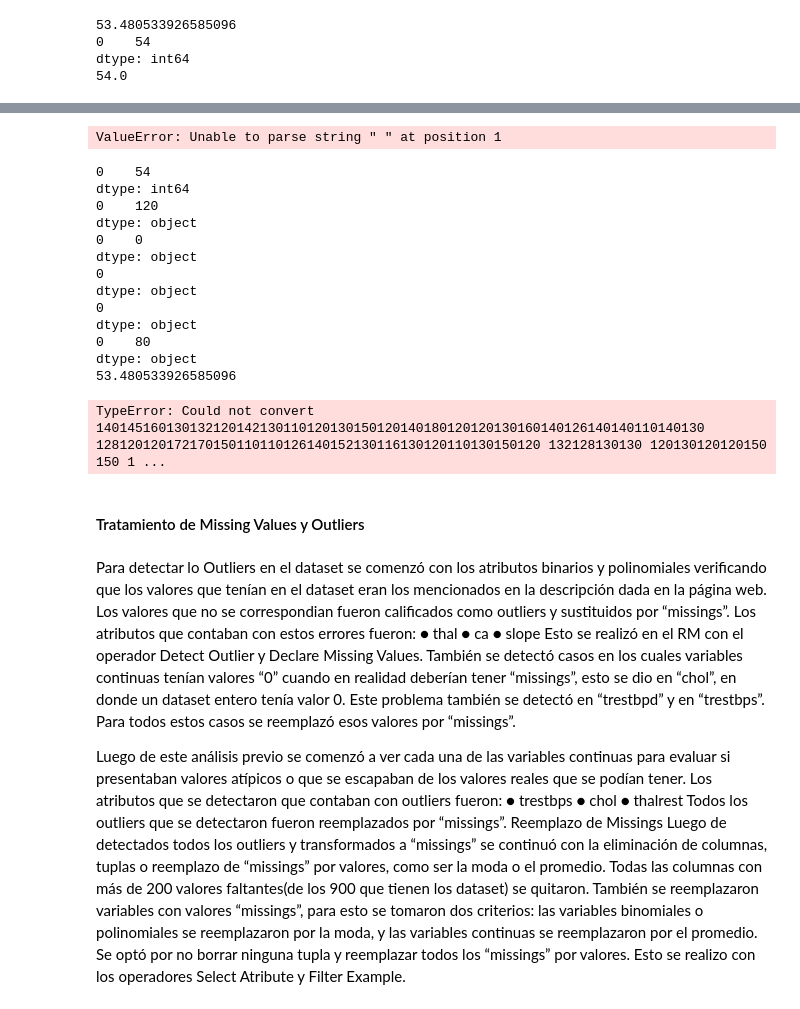
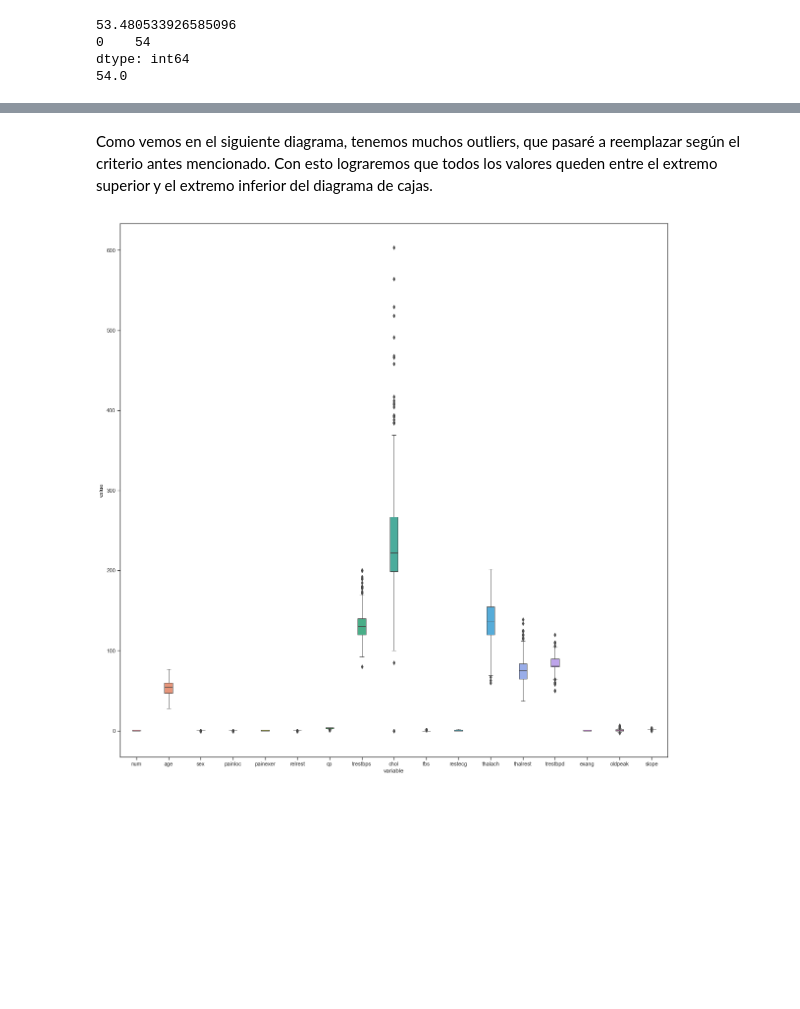
Before and after one commit to martinroset/Machine_Learning--2018, a Jupyter notebook: Jupyter_Notebook/Proyecto_Final.ipynb, the cells around one changed output, grey strips where cells are left out. Saved outputs shown, nothing was run; the diff lists cells and outputs as text; code cells hidden in the pictures; blank space fills up the shorter version.

```diff
--- a/Jupyter_Notebook/Proyecto_Final.ipynb
+++ b/Jupyter_Notebook/Proyecto_Final.ipynb
@@ -212,9 +262,10 @@ Index(['age', 'sex', 'painloc', 'painexer', 'relrest', 'cp', 'trestbps',
 # %% [markdown]
 En este paso vamos a cambiar todos los missing values de atributos continuos por el valor promedio, y para los atributos discretos vamos a reemplazarlos por la moda. Esto hace que no afecte tanto la distribución de los datos en las columnas con missing values.
 # %%
-print(unDataFrame["age"].mean())
-print(unDataFrame["age"].mode())
-print(unDataFrame["age"].median())
+unDatSet = pd.read_csv("HeartDiseasesUCI_conC..csv")
+print(unDataSet["age"].mean())
+print(unDataSet["age"].mode())
+print(unDataSet["age"].median())
 # %% [output]
 53.480533926585096
 0    54
@@ -281,54 +370,16 @@ memory usage: 154.6+ KB
-# %%
-pd.to_numeric(unDataFrame["painloc"], downcast='float')
-unDataFrame.info()
-# %% [output]
-ValueError: Unable to parse string " " at position 1
-# %%
-print(unDataFrame["age"].mode())
-print(unDataFrame["trestbps"].mode())
-print(unDataFrame["chol"].mode())
-print(unDataFrame["thalach"].mode())
-print(unDataFrame["thalrest"].mode())
-print(unDataFrame["trestbpd"].mode())
-
-print(unDataFrame["age"].mean())
-print(unDataFrame["trestbps"].mean())
-print(unDataFrame["chol"].mean())
-print(unDataFrame["thalach"].mean())
-print(unDataFrame["thalrest"].mean())
-print(unDataFrame["trestbpd"].mean())
-# %% [output]
-0    54
-dtype: int64
-0    120
-dtype: object
-0    0
-dtype: object
-0
-dtype: object
-0
-dtype: object
-0    80
-dtype: object
-53.480533926585096
-TypeError: Could not convert 140145160130132120142130110120130150120140180120120130160140126140140110140130 128120120172170150110110126140152130116130120110130150120 132128130130 120130120120150 150 1 ...
-# %% [markdown]
-#### Tratamiento de Missing Values y Outliers ####
-# %% [markdown]
-Para detectar lo Outliers en el dataset se comenzó con los atributos binarios y polinomiales verificando que los valores que tenían en el dataset eran los mencionados en la descripción dada en la página web. Los valores que no se correspondian fueron calificados como outliers y sustituidos por “missings”. Los atributos que contaban con estos errores fueron:
-●	thal
-●	ca
-●	slope
-Esto se realizó en el RM con el operador Detect Outlier y Declare Missing Values.
-También se detectó casos en los cuales variables continuas tenían valores “0” cuando en realidad deberían tener “missings”, esto se dio en “chol”, en donde un dataset entero tenía valor 0. Este problema también se detectó en “trestbpd” y en “trestbps”. Para todos estos casos se reemplazó esos valores por “missings”.
-
-Luego de este análisis previo se comenzó a ver cada una de las variables continuas para evaluar si presentaban valores atípicos o que se escapaban de los valores reales que se podían tener.
-Los atributos que se detectaron que contaban con outliers fueron:
-●	trestbps
-●	chol
-●	thalrest
-Todos los outliers que se detectaron fueron reemplazados por “missings”.
-Reemplazo de Missings
-Luego de detectados todos los outliers y transformados a “missings” se continuó con la eliminación de columnas, tuplas o reemplazo de “missings” por valores, como ser la moda o el promedio.
-Todas las columnas con más de 200 valores faltantes(de los 900 que tienen los dataset) se quitaron. También se reemplazaron variables con valores “missings”, para esto se tomaron dos criterios: las variables binomiales o polinomiales se reemplazaron por la moda, y las variables continuas se reemplazaron por el promedio. Se optó por no borrar ninguna tupla y reemplazar todos los “missings” por valores.
-Esto se realizo con los operadores Select Atribute y Filter Example.
+# %% [markdown]
+Como vemos en el siguiente diagrama, tenemos muchos outliers, que pasaré a reemplazar según el criterio antes mencionado.
+Con esto lograremos que todos los valores queden entre el extremo superior y el extremo inferior del diagrama de cajas.
+# %%
+import numpy as np; np.random.seed(42)
+import pandas as pd
+import matplotlib.pyplot as plt
+import seaborn as sns
+
+fig = plt.figure(figsize=(20,20))
+fig.add_subplot(1,1,1)
+sns.boxplot(x="variable", y="value", data=pd.melt(unDatSet),linewidth=1,width=.25)
+
+plt.show()
+# %% [output]
+[figure, added]
```
Also changed, not shown: parts of 25 cells of this notebook, 6 other files.
